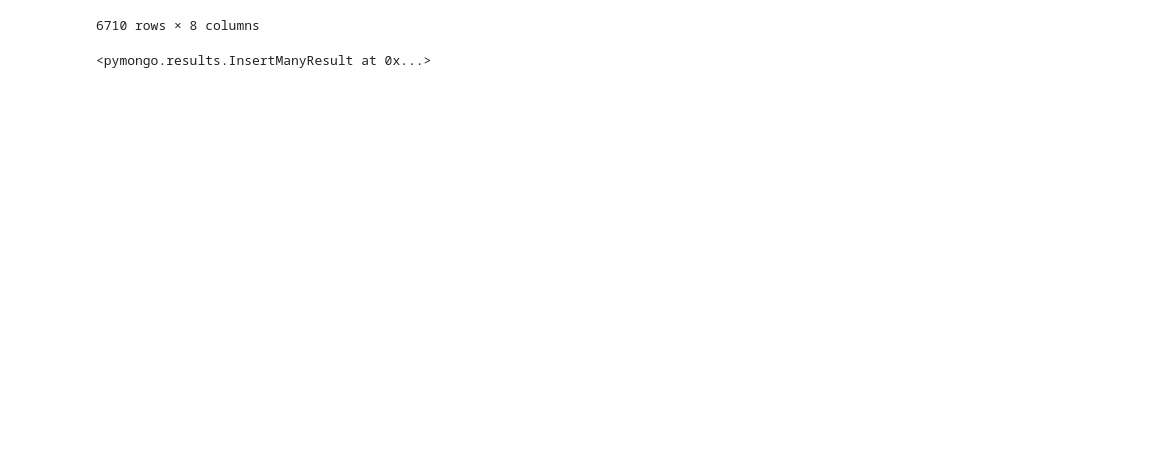
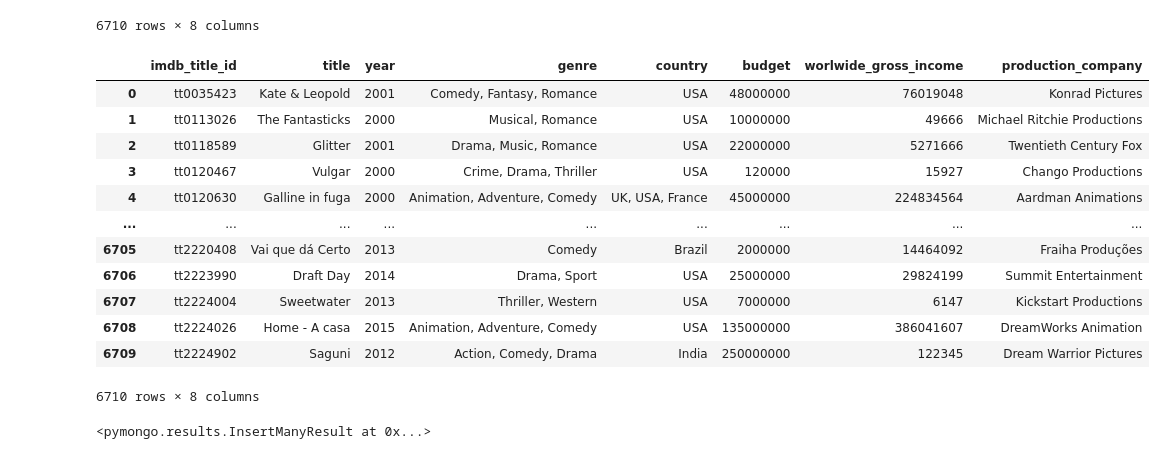
Before and after one commit to tsperr/Film-Analysis-Dashboard, a Jupyter notebook: Project 2.ipynb, the cells around one changed output. Drawn from its saved outputs; the diff is of its cells as text; code cells hidden in the pictures; blank space fills up the shorter version.

```diff
--- a/Project 2.ipynb
+++ b/Project 2.ipynb
@@ -96,4 +96,24 @@ See the caveats in the documentation: https://pandas.pydata.org/pandas-docs/stab
 | 65518 | tt2224026 | Home - A casa | 2015 | Animation, Adventure, Comedy | USA | 135000000 | 386041607 | DreamWorks Animation |
 | 65532 | tt2224902 | Saguni | 2012 | Action, Comedy, Drama | India | 250000000 | 122345 | Dream Warrior Pictures |
 6710 rows × 8 columns
+# %%
+final_movie_df.reset_index(drop = True, inplace=True)
+
+
+#final_movie_df.drop(columns=['index'], inplace = True)
+final_movie_df
+# %% [output]
+|  | imdb_title_id | title | year | genre | country | budget | worlwide_gross_income | production_company |
+| 0 | tt0035423 | Kate & Leopold | 2001 | Comedy, Fantasy, Romance | USA | 48000000 | 76019048 | Konrad Pictures |
+| 1 | tt0113026 | The Fantasticks | 2000 | Musical, Romance | USA | 10000000 | 49666 | Michael Ritchie Productions |
+| 2 | tt0118589 | Glitter | 2001 | Drama, Music, Romance | USA | 22000000 | 5271666 | Twentieth Century Fox |
+| 3 | tt0120467 | Vulgar | 2000 | Crime, Drama, Thriller | USA | 120000 | 15927 | Chango Productions |
+| 4 | tt0120630 | Galline in fuga | 2000 | Animation, Adventure, Comedy | UK, USA, France | 45000000 | 224834564 | Aardman Animations |
+| ... | ... | ... | ... | ... | ... | ... | ... | ... |
+| 6705 | tt2220408 | Vai que dá Certo | 2013 | Comedy | Brazil | 2000000 | 14464092 | Fraiha Produções |
+| 6706 | tt2223990 | Draft Day | 2014 | Drama, Sport | USA | 25000000 | 29824199 | Summit Entertainment |
+| 6707 | tt2224004 | Sweetwater | 2013 | Thriller, Western | USA | 7000000 | 6147 | Kickstart Productions |
+| 6708 | tt2224026 | Home - A casa | 2015 | Animation, Adventure, Comedy | USA | 135000000 | 386041607 | DreamWorks Animation |
+| 6709 | tt2224902 | Saguni | 2012 | Action, Comedy, Drama | India | 250000000 | 122345 | Dream Warrior Pictures |
+6710 rows × 8 columns
 # %%
```
Also changed, not shown: parts of 1 cell of this notebook, 3 other files.
